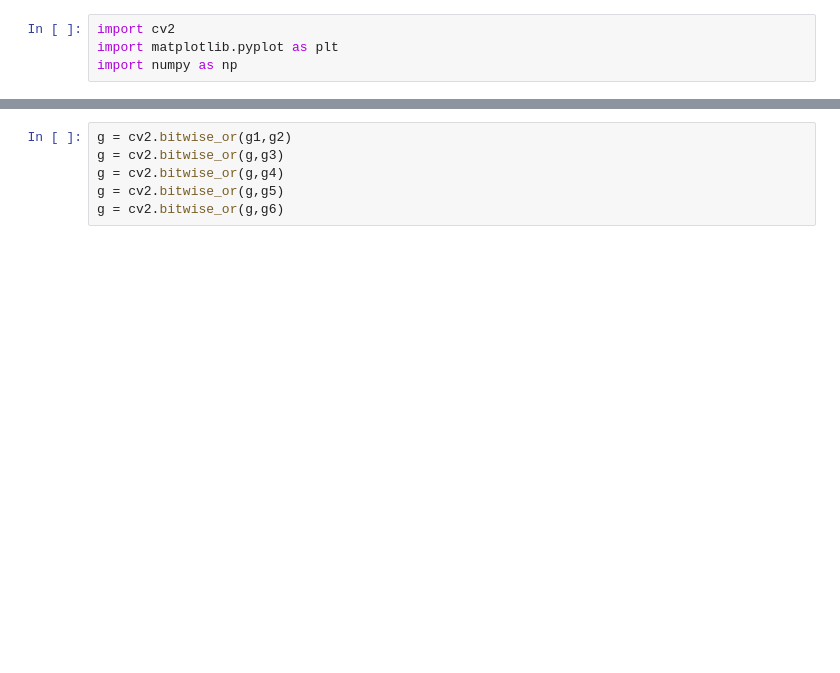
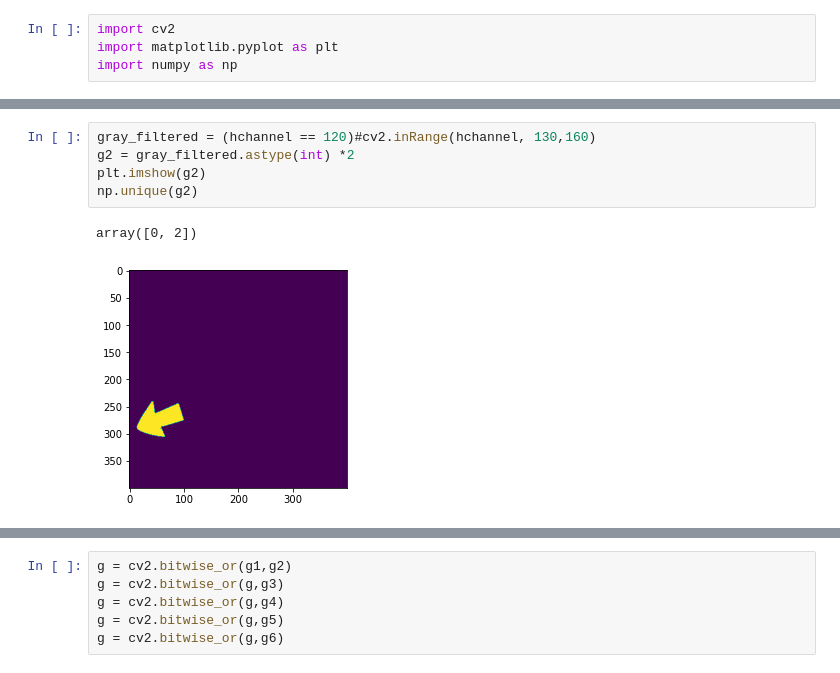
Before and after one commit to ZhangMenghe/Helmsley-DICOMViewer-D3D, a Jupyter notebook: Scripts/gizmo-button.ipynb, the cells around one changed output, grey strips where cells are left out. Cells and saved outputs as stored; diff of their text form; blank space fills up the shorter version.

```diff
--- a/Scripts/gizmo-button.ipynb
+++ b/Scripts/gizmo-button.ipynb
@@ -18,0 +31,8 @@ plt.imshow(g2)
+# %%
+gray_filtered = (hchannel == 120)#cv2.inRange(hchannel, 130,160)
+g2 = gray_filtered.astype(int) *2
+plt.imshow(g2)
+np.unique(g2)
+# %% [output]
+array([0, 2])
+[figure, added]
```
Also changed, not shown: parts of 25 cells of this notebook, 12 other files.
